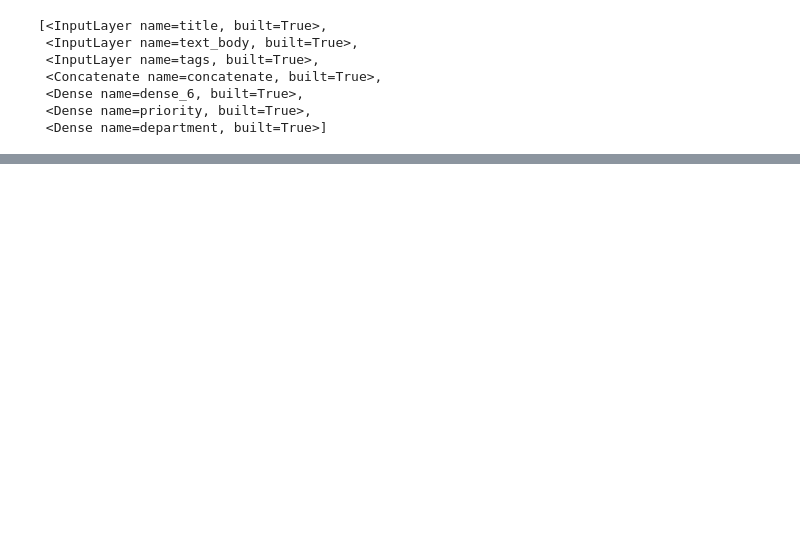
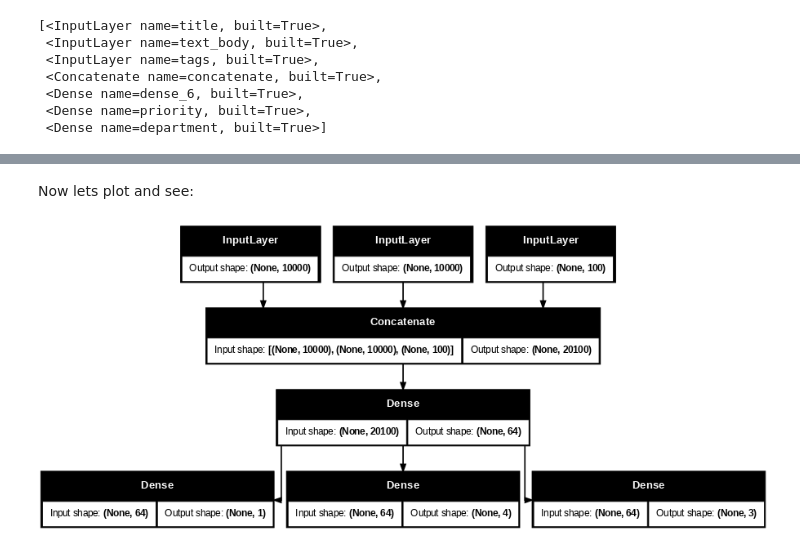
Before and after one commit to Mainasaid/deep-learning-with-python-practice, a Jupyter notebook: Testing.ipynb, the cells around one changed output, grey strips where cells are left out. Drawn from its saved outputs; the diff is of its cells as text; code cells hidden in the pictures; blank space fills up the shorter version.

```diff
--- a/Testing.ipynb
+++ b/Testing.ipynb
@@ -283,0 +291,11 @@ This enables feature extraction, creating models that reuse intermediate feature
+# %%
+features = model.layers[4].output         # referening the intermediate layers
+difficulty = layers.Dense(3, activation='softmax', name='difficulty')(features)  # new output by calling it on the intermediate layer
+
+new_model = keras.Model(inputs=[title, text_body, tags], outputs=[priority, department, difficulty])  # Our new model with three outputs
+# %% [markdown]
+Now lets plot and see:
+# %%
+keras.utils.plot_model(new_model, "updated_with_three_outputs_ticket_classifier.png", dpi=60, show_shapes=True)
+# %% [output]
+[figure, added]
```
Also changed, not shown: parts of 10 cells of this notebook.
